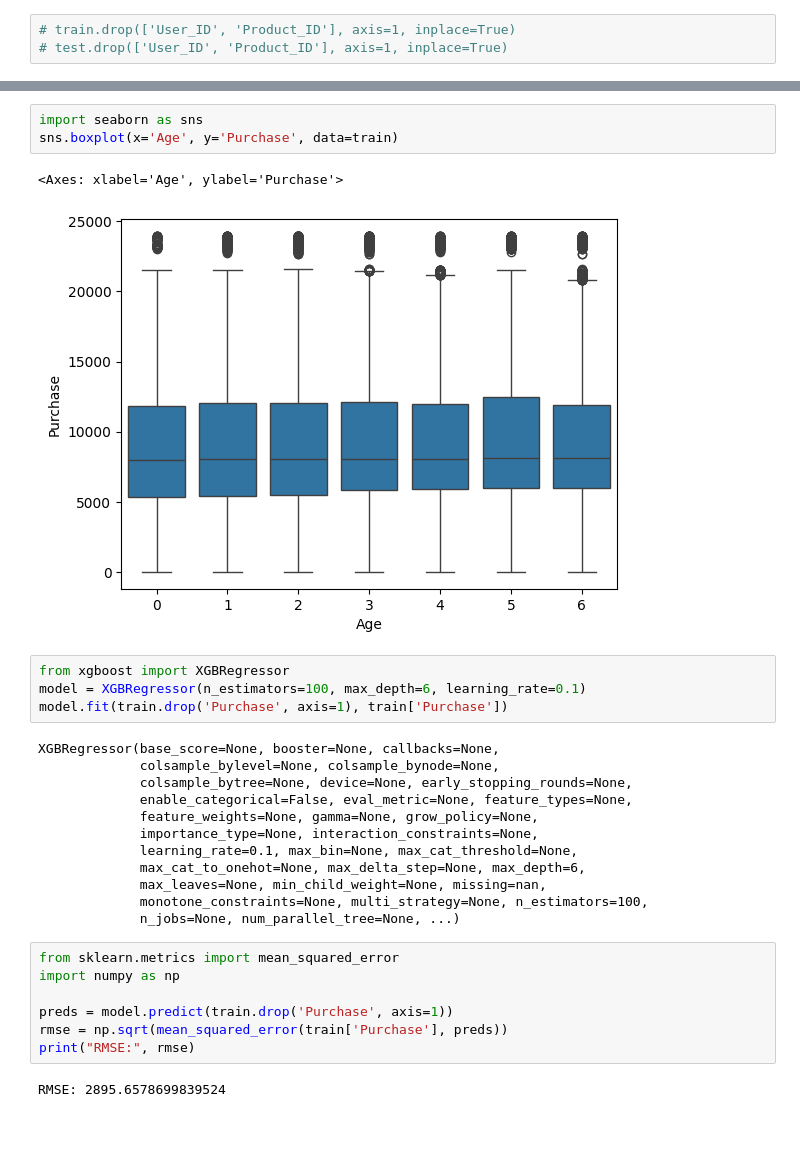
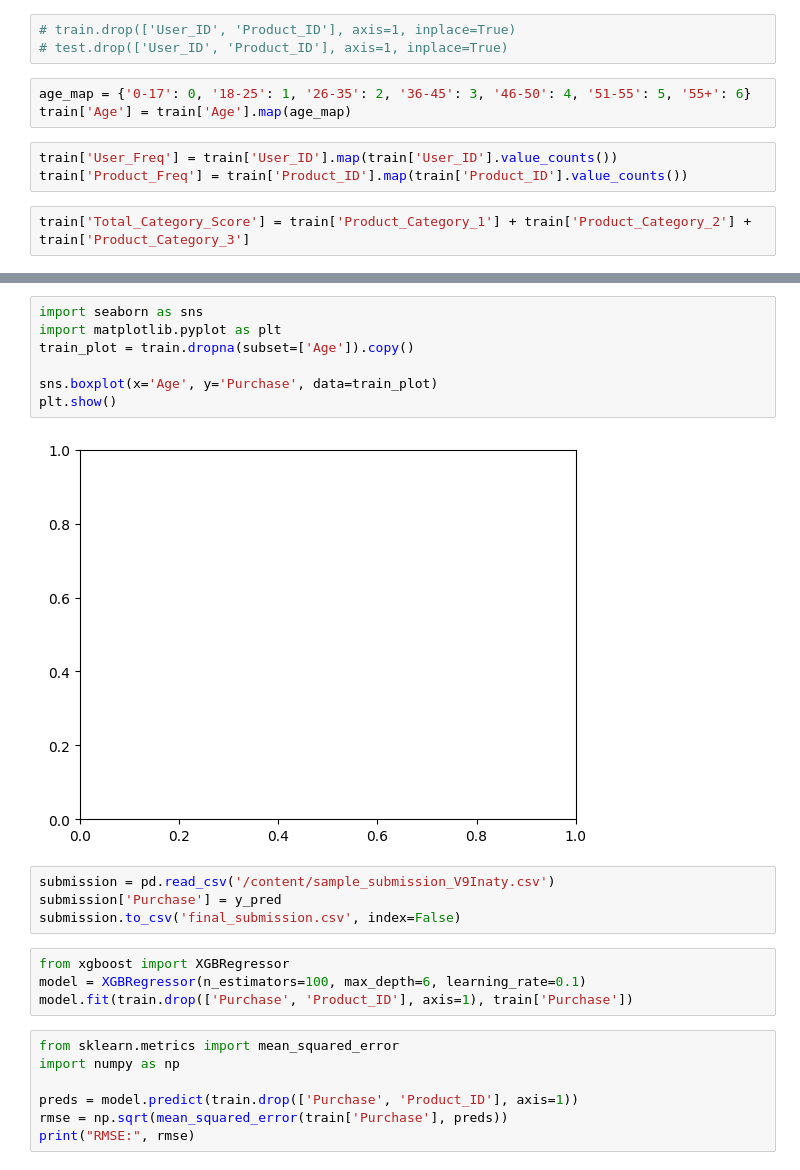
Before and after one commit to AlijaNoushad/Alija-assignments-casestudy, a Jupyter notebook: exitexam.ipynb, the cells around one changed output, grey strips where cells are left out. Cells and saved outputs as stored; diff of their text form; blank space fills up the shorter version.

```diff
--- a/exitexam.ipynb
+++ b/exitexam.ipynb
@@ -15,3 +29,11 @@ for col in ['Gender', 'Age', 'City_Category', 'Stay_In_Current_City_Years']:
 # %%
 # train.drop(['User_ID', 'Product_ID'], axis=1, inplace=True)
 # test.drop(['User_ID', 'Product_ID'], axis=1, inplace=True)
+# %%
+age_map = {'0-17': 0, '18-25': 1, '26-35': 2, '36-45': 3, '46-50': 4, '51-55': 5, '55+': 6}
+train['Age'] = train['Age'].map(age_map)
+# %%
+train['User_Freq'] = train['User_ID'].map(train['User_ID'].value_counts())
+train['Product_Freq'] = train['Product_ID'].map(train['Product_ID'].value_counts())
+# %%
+train['Total_Category_Score'] = train['Product_Category_1'] + train['Product_Category_2'] + train['Product_Category_3']
@@ -18,33 +62,26 @@ for col in ['Gender', 'Age', 'City_Category', 'Stay_In_Current_City_Years']:
 # %%
 import seaborn as sns
-sns.boxplot(x='Age', y='Purchase', data=train)
+import matplotlib.pyplot as plt
+train_plot = train.dropna(subset=['Age']).copy()
+
+sns.boxplot(x='Age', y='Purchase', data=train_plot)
+plt.show()
 # %% [output]
-<Axes: xlabel='Age', ylabel='Purchase'>
-[figure, old version]
+[figure, new version]
+# %%
+submission = pd.read_csv('/content/sample_submission_V9Inaty.csv')
+submission['Purchase'] = y_pred
+submission.to_csv('final_submission.csv', index=False)
 # %%
 from xgboost import XGBRegressor
 model = XGBRegressor(n_estimators=100, max_depth=6, learning_rate=0.1)
-model.fit(train.drop('Purchase', axis=1), train['Purchase'])
+model.fit(train.drop(['Purchase', 'Product_ID'], axis=1), train['Purchase'])
-# %% [output]
-XGBRegressor(base_score=None, booster=None, callbacks=None,
-             colsample_bylevel=None, colsample_bynode=None,
-             colsample_bytree=None, device=None, early_stopping_rounds=None,
-             enable_categorical=False, eval_metric=None, feature_types=None,
-             feature_weights=None, gamma=None, grow_policy=None,
-             importance_type=None, interaction_constraints=None,
-             learning_rate=0.1, max_bin=None, max_cat_threshold=None,
-             max_cat_to_onehot=None, max_delta_step=None, max_depth=6,
-             max_leaves=None, min_child_weight=None, missing=nan,
-             monotone_constraints=None, multi_strategy=None, n_estimators=100,
-             n_jobs=None, num_parallel_tree=None, ...)
 # %%
 from sklearn.metrics import mean_squared_error
 import numpy as np
 
-preds = model.predict(train.drop('Purchase', axis=1))
+preds = model.predict(train.drop(['Purchase', 'Product_ID'], axis=1))
 rmse = np.sqrt(mean_squared_error(train['Purchase'], preds))
 print("RMSE:", rmse)
-# %% [output]
-RMSE: 2895.6578699839524
 # %%
 from sklearn.model_selection import cross_val_score
```
Also changed, not shown: parts of 8 cells of this notebook.
